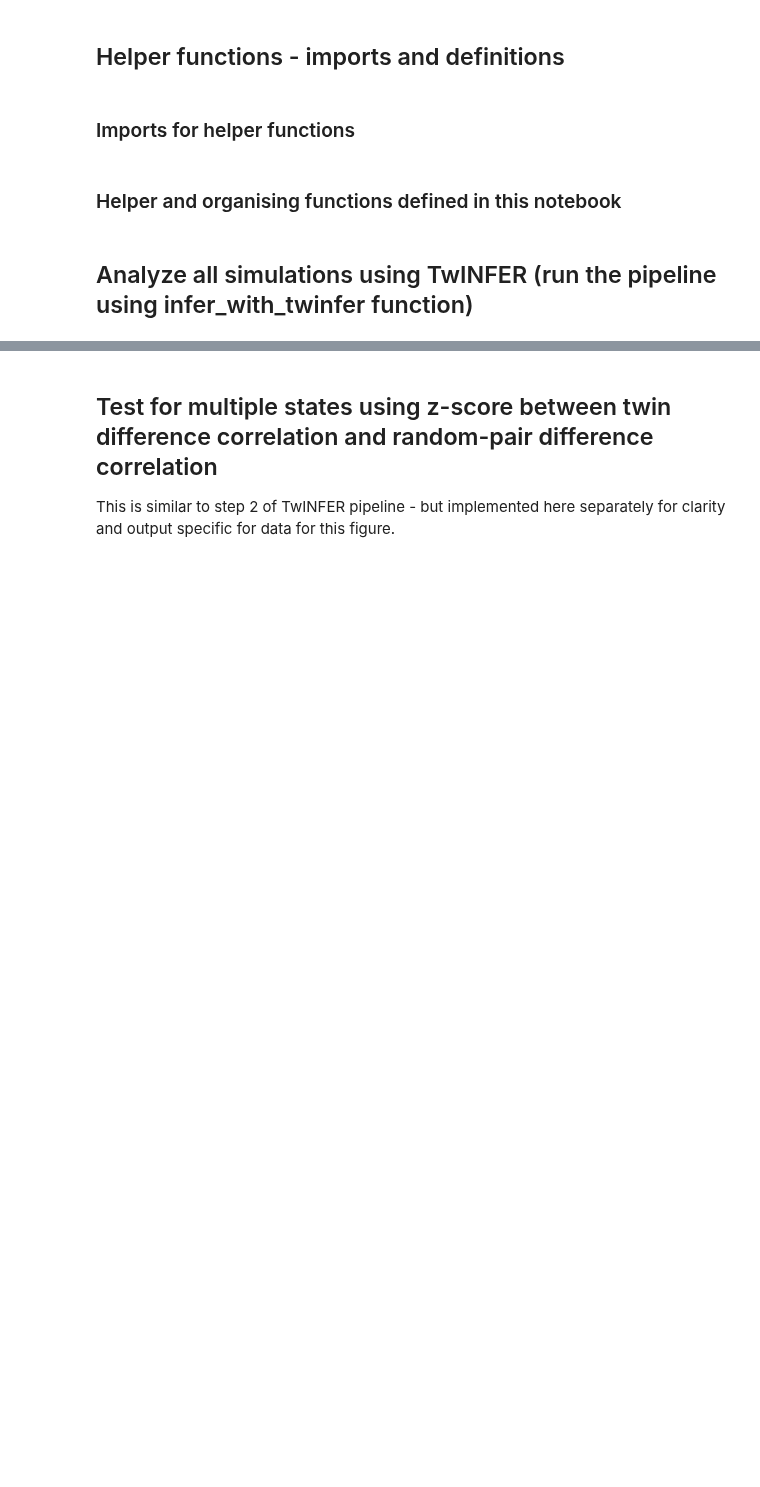
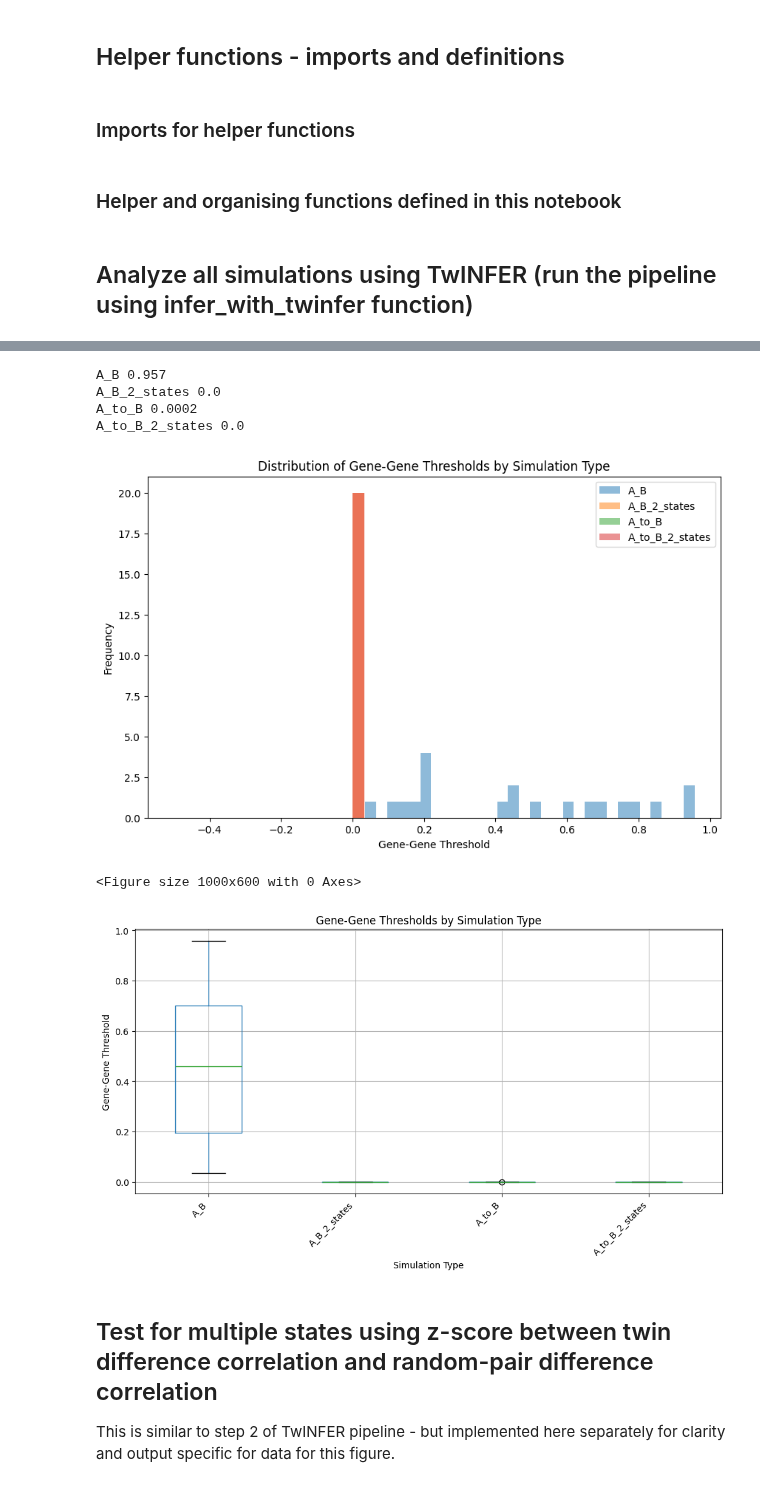
Before and after one commit to GoyalLab/TwINFER, a Jupyter notebook: scripts_analyse_figure_data/figure_2.ipynb, the cells around one changed output, grey strips where cells are left out. Saved outputs shown, nothing was run; the diff lists cells and outputs as text; code cells hidden in the pictures; blank space fills up the shorter version.

Commit message:
LARRY analysis, robust null distribution

```diff
--- a/scripts_analyse_figure_data/figure_2.ipynb
+++ b/scripts_analyse_figure_data/figure_2.ipynb
@@ -18,7 +18,7 @@ import sys
 #Path to TwINFER code repository
 path_to_code_repo = "/home/gzu5140/Keerthana_b1042/grnInference/code/TwINFER/"
 path_to_simulation_data = "/home/gzu5140/Keerthana_b1042/grnInference/simulation_data/median_simulation/figure_2_simulations_6000_cells/"
-path_to_save_plot_data = "/home/gzu5140/Keerthana_b1042/grnInference/plot_data/figure_2_data/"
+path_to_save_plot_data = "/home/gzu5140/Keerthana_b1042/grnInference/plot_data/figure_2_data_new/"
 os.makedirs(path_to_save_plot_data, exist_ok = True)
 # %%
 #Common path to data files
@@ -306,8 +306,7 @@ def process_simulation_through_infer_with_twinfer(path_to_simulation_file, sim_t
         t1=t1,
         t2=t2,
         check_for_steady_state=False,
-        have_any_output=False,
-        show_scrambled_distribution_gene_correlation=False,
+        show_scrambled_distribution_gene_correlation=True,
         plot_correlation_matrices_as_heatmap=False,
         return_gene_corr_thresholds=True,
         match_sim_details=False,
@@ -392,6 +391,7 @@ def save_results_to_csv(results_list, output_dir="results"):
     df : pandas.DataFrame
         Full combined DataFrame of all results.
     """
+    df = pd.DataFrame(results_list)
 
     os.makedirs(output_dir, exist_ok=True)
     matrix_types = ["directional", "gene_gene", "random", "twin_t1", "twin_t2"]
@@ -412,7 +412,7 @@ def save_results_to_csv(results_list, output_dir="results"):
             file_path = os.path.join(output_dir, f"{matrix_type}_matrix_results.csv")
             subset_df.to_csv(file_path, index=False)
             print(f"✅ Saved {matrix_type} matrix to {file_path}")
-    return
+    return df
 # %%
 import glob
 import numpy as np
@@ -676,10 +676,10 @@ for (sim_type, rep_id), pair in pairs.items():
     if pair['high'] and pair['low']:
         tasks.append(([pair['high'], pair['low']], sim_type, rep_id))
 # %%
-# # ---------- Run all tasks in parallel and save the results in plot_data folder
-print("🚀 Starting parallel processing...")
+# # # ---------- Run all tasks in parallel and save the results in plot_data folder
+print("Starting parallel processing...")
 
-results_list = Parallel(n_jobs=8, backend="loky")(
+results_list = Parallel(n_jobs=10, backend="loky")(
     delayed(process_simulation_through_infer_with_twinfer)(path, sim_type, rep_id, base_config, t1, t2)
     for path, sim_type, rep_id in tasks
 )
@@ -696,3 +708,40 @@ print(f"Columns created: {len(df.columns)}")
+# %%
+import pandas as pd
+import matplotlib.pyplot as plt
+import seaborn as sns
+
+# Assuming your dataframe is called 'df'
+# Group by sim_type and plot gene_gene_threshold
+
+# Basic plot
+plt.figure(figsize=(10, 6))
+for sim_type, group in df.groupby('sim_type'):
+    plt.hist(group['gene_gene_threshold'], alpha=0.5, label=sim_type, bins=30)
+    print(sim_type, max(group['gene_gene_threshold']))
+plt.xlabel('Gene-Gene Threshold')
+plt.ylabel('Frequency')
+plt.legend()
+plt.title('Distribution of Gene-Gene Thresholds by Simulation Type')
+plt.show()
+
+# Alternative: Box plot (often clearer for comparing groups)
+plt.figure(figsize=(10, 6))
+df.boxplot(column='gene_gene_threshold', by='sim_type', figsize=(10, 6))
+plt.xlabel('Simulation Type')
+plt.ylabel('Gene-Gene Threshold')
+plt.title('Gene-Gene Thresholds by Simulation Type')
+plt.suptitle('')  # Remove the automatic title
+plt.xticks(rotation=45, ha='right')
+plt.tight_layout()
+plt.show()
+# %% [output]
+A_B 0.957
+A_B_2_states 0.0
+A_to_B 0.0002
+A_to_B_2_states 0.0
+[figure, added]
+<Figure size 1000x600 with 0 Axes>
+[figure, added]
 # %% [markdown]
 ## Test for multiple states using z-score between twin difference correlation and random-pair difference correlation
 
```
Also changed, not shown: parts of 1 cell of this notebook, 4 other files.
